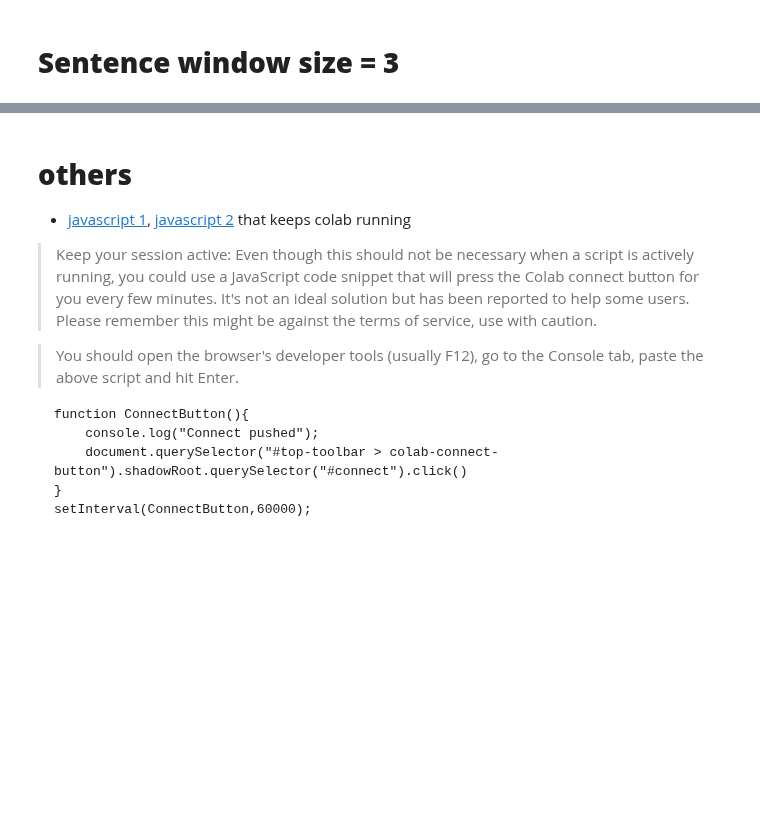
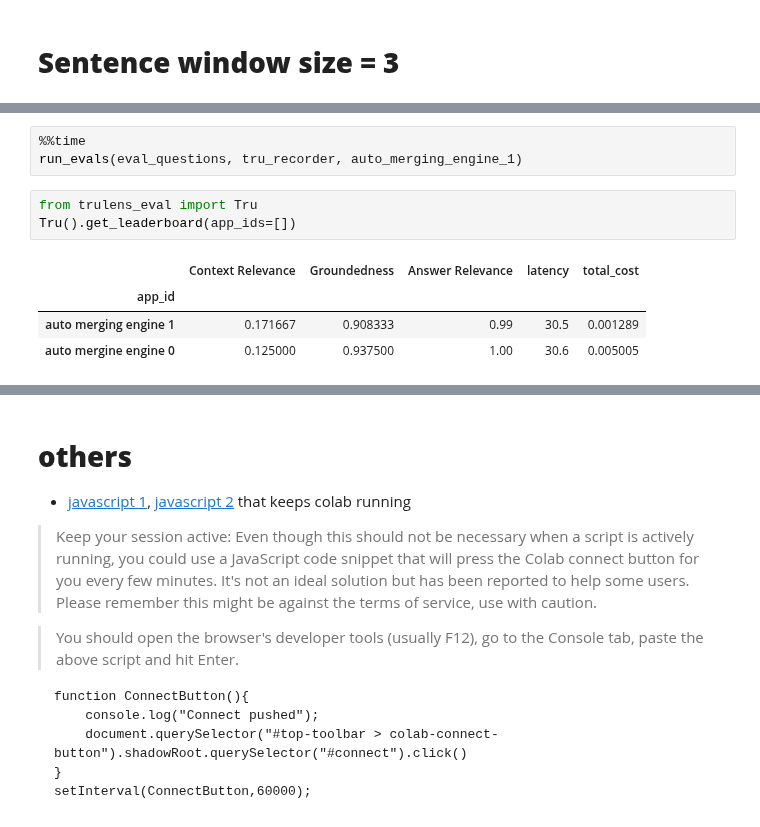
Before and after one commit to Nov05/Google-Colaboratory, a Jupyter notebook: 20231214_chatgpt_3_5_turbo_+_llama_index_(RAG)_with_the_book_of_mormon.ipynb, the cells around one changed output, grey strips where cells are left out. Cells and saved outputs as stored; diff of their text form; blank space fills up the shorter version.

```diff
--- a/20231214_chatgpt_3_5_turbo_+_llama_index_(RAG)_with_the_book_of_mormon.ipynb
+++ b/20231214_chatgpt_3_5_turbo_+_llama_index_(RAG)_with_the_book_of_mormon.ipynb
@@ -280,0 +690,11 @@ Wall time: 13.3 s
+# %%
+%%time
+run_evals(eval_questions, tru_recorder, auto_merging_engine_1)
+# %%
+from trulens_eval import Tru
+Tru().get_leaderboard(app_ids=[])
+# %% [output]
+|  | Context Relevance | Groundedness | Answer Relevance | latency | total_cost |
+| app_id |  |  |  |  |  |
+| auto merging engine 1 | 0.171667 | 0.908333 | 0.99 | 30.5 | 0.001289 |
+| auto mergine engine 0 | 0.125000 | 0.937500 | 1.00 | 30.6 | 0.005005 |
```
Also changed, not shown: parts of 46 cells of this notebook.
